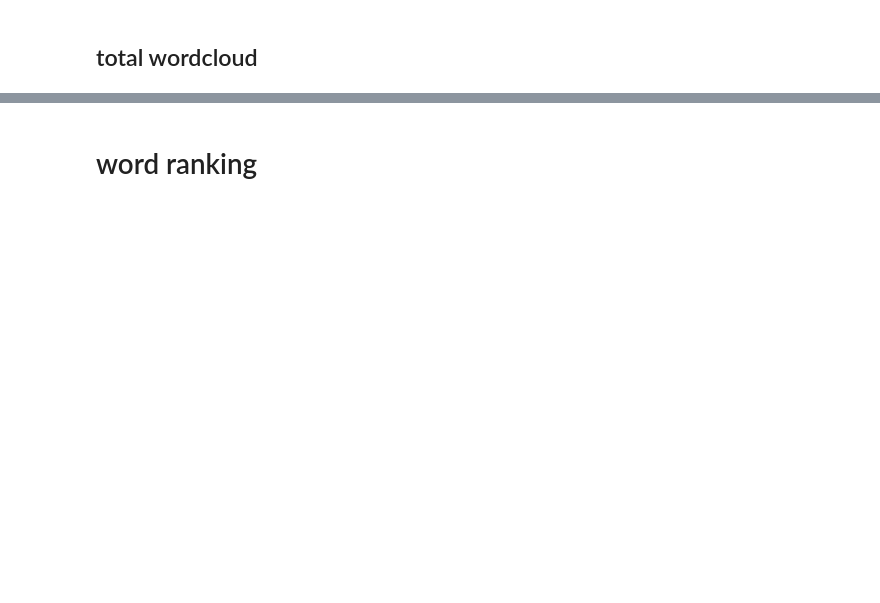
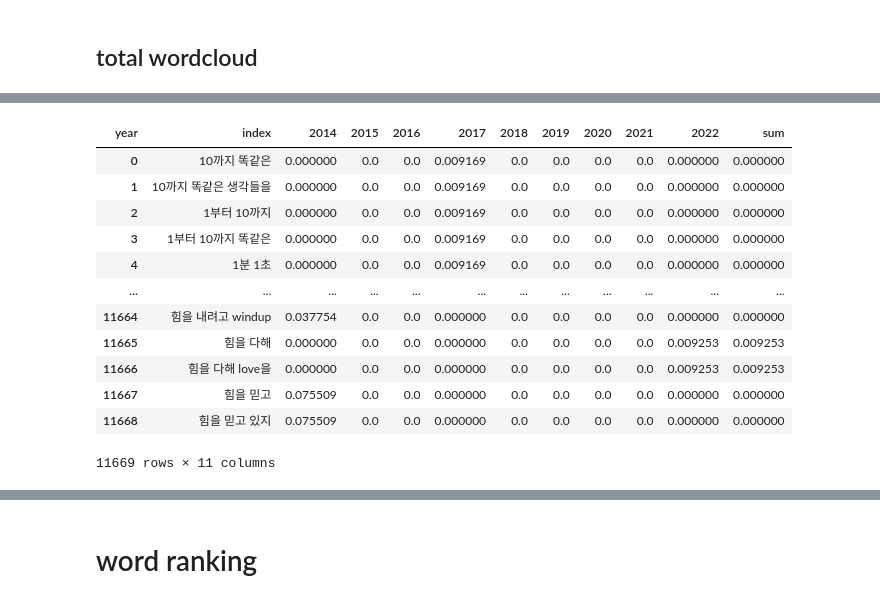
Before and after one commit to JiwonGigiShin/kpop_analysis, a Jupyter notebook: refactored_wordcloud.ipynb, the cells around one changed output, grey strips where cells are left out. Drawn from its saved outputs; the diff is of its cells as text; code cells hidden in the pictures; blank space fills up the shorter version.

```diff
--- a/refactored_wordcloud.ipynb
+++ b/refactored_wordcloud.ipynb
@@ -28,8 +37,8 @@ artist_id_ = 80229195
 # %%
 #whole dataframe
 def get_data(artist_id_input):
-    #total_df = pd.read_csv('gg_final_dataframe.csv')
-    total_df = pd.read_csv('boygroup_final_dataframe2.csv')
+    total_df = pd.read_csv('gg_final_dataframe.csv')
+#     total_df = pd.read_csv('boygroup_final_dataframe2.csv')
     df = total_df[total_df['artist_id']==int(artist_id_input)][['artist_x', 'song_name', 'year', 'Lyric']]
     return df
 
@@ -91,7 +100,7 @@ def basic_cleaning(artist_id):
         text = text.replace("밤", "night")
 
         #pronouns
-        text = text.replace("내", "my")
+#         text = text.replace("내", "my")
         text = text.replace("나의", "my")
         text = text.replace('우리', 'we')
 
@@ -189,0 +186,10 @@ word_cloud_year(total_lyrics)
+# %%
+count_vec = CountVectorizer(ngram_range = (1,2))
+tfidf = TfidfVectorizer(min_df = 0.1, max_df = 0.9, ngram_range=(2,3))
+# %%
+lyrics_vectorised = tfidf.fit_transform(df['final_lyrics'])
+lyrics_vectorised_df = pd.DataFrame(
+    lyrics_vectorised.toarray(),
+    columns = tfidf.get_feature_names_out(),
+    index = df['final_lyrics'].index)
+lyrics_vectorised_df
@@ -189,0 +209,4 @@ word_cloud_year(total_lyrics)
+# %%
+new_df = lyrics_vectorised_df.transpose()
+new_df['sum'] = new_df[2019]+new_df[2020]+new_df[2021]+new_df[2022]
+new_df
@@ -189,0 +227,17 @@ word_cloud_year(total_lyrics)
+# %%
+new_df = new_df.reset_index()
+new_df
+# %% [output]
+| year | index | 2014 | 2015 | 2016 | 2017 | 2018 | 2019 | 2020 | 2021 | 2022 | sum |
+| 0 | 10까지 똑같은 | 0.000000 | 0.0 | 0.0 | 0.009169 | 0.0 | 0.0 | 0.0 | 0.0 | 0.000000 | 0.000000 |
+| 1 | 10까지 똑같은 생각들을 | 0.000000 | 0.0 | 0.0 | 0.009169 | 0.0 | 0.0 | 0.0 | 0.0 | 0.000000 | 0.000000 |
+| 2 | 1부터 10까지 | 0.000000 | 0.0 | 0.0 | 0.009169 | 0.0 | 0.0 | 0.0 | 0.0 | 0.000000 | 0.000000 |
+| 3 | 1부터 10까지 똑같은 | 0.000000 | 0.0 | 0.0 | 0.009169 | 0.0 | 0.0 | 0.0 | 0.0 | 0.000000 | 0.000000 |
+| 4 | 1분 1초 | 0.000000 | 0.0 | 0.0 | 0.009169 | 0.0 | 0.0 | 0.0 | 0.0 | 0.000000 | 0.000000 |
+| ... | ... | ... | ... | ... | ... | ... | ... | ... | ... | ... | ... |
+| 11664 | 힘을 내려고 windup | 0.037754 | 0.0 | 0.0 | 0.000000 | 0.0 | 0.0 | 0.0 | 0.0 | 0.000000 | 0.000000 |
+| 11665 | 힘을 다해 | 0.000000 | 0.0 | 0.0 | 0.000000 | 0.0 | 0.0 | 0.0 | 0.0 | 0.009253 | 0.009253 |
+| 11666 | 힘을 다해 love을 | 0.000000 | 0.0 | 0.0 | 0.000000 | 0.0 | 0.0 | 0.0 | 0.0 | 0.009253 | 0.009253 |
+| 11667 | 힘을 믿고 | 0.075509 | 0.0 | 0.0 | 0.000000 | 0.0 | 0.0 | 0.0 | 0.0 | 0.000000 | 0.000000 |
+| 11668 | 힘을 믿고 있지 | 0.075509 | 0.0 | 0.0 | 0.000000 | 0.0 | 0.0 | 0.0 | 0.0 | 0.000000 | 0.000000 |
+11669 rows × 11 columns
```
Also changed, not shown: parts of 46 cells of this notebook.
